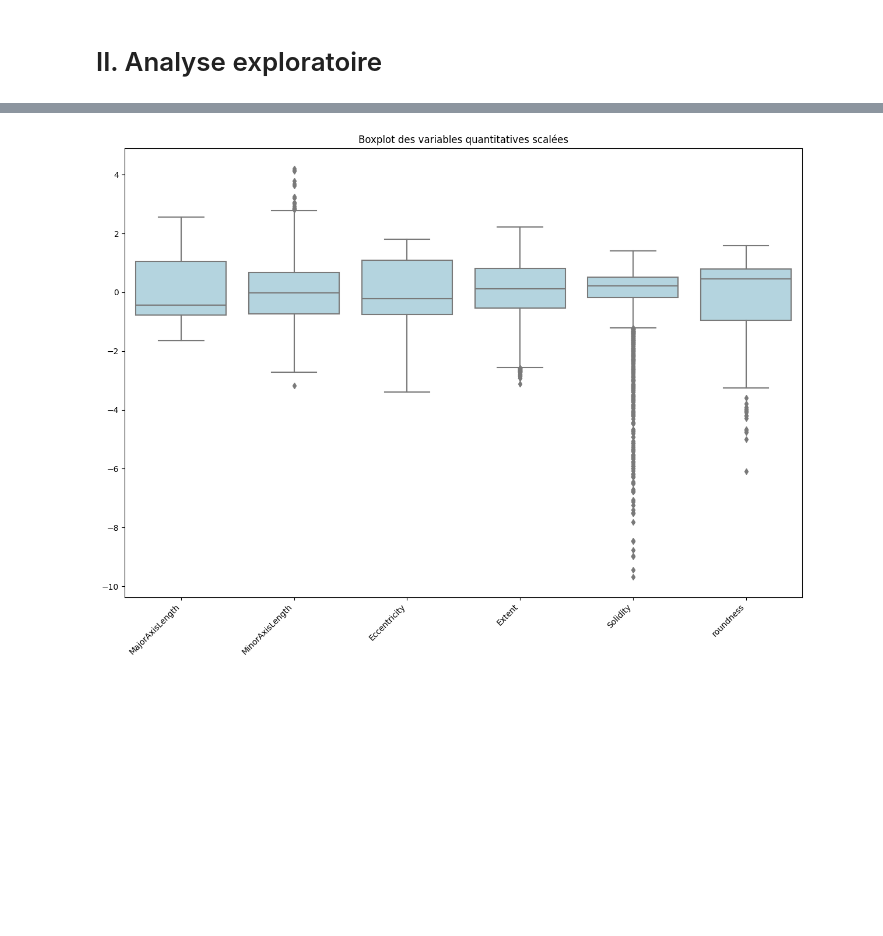
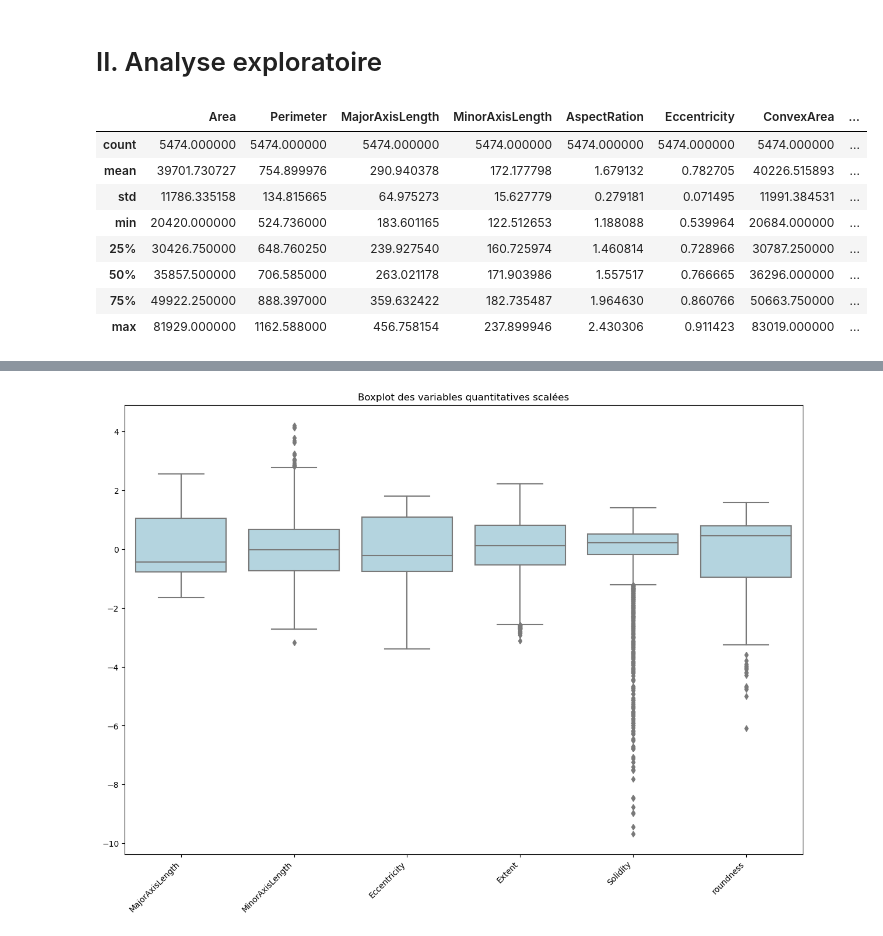
Before and after one commit to mariekrh/SVM, a Jupyter notebook: Projet/Dry_bean.ipynb, the cells around one changed output, grey strips where cells are left out. Cells and saved outputs as stored; diff of their text form; code cells hidden in the pictures; blank space fills up the shorter version.

```diff
--- a/Projet/Dry_bean.ipynb
+++ b/Projet/Dry_bean.ipynb
@@ -291,3 +404,15 @@ df
 5474 rows × 13 columns
 # %% [markdown]
 # II. Analyse exploratoire
+# %%
+df.describe()
+# %% [output]
+|  | Area | Perimeter | MajorAxisLength | MinorAxisLength | AspectRation | Eccentricity | ConvexArea | ... |
+| count | 5474.000000 | 5474.000000 | 5474.000000 | 5474.000000 | 5474.000000 | 5474.000000 | 5474.000000 | ... |
+| mean | 39701.730727 | 754.899976 | 290.940378 | 172.177798 | 1.679132 | 0.782705 | 40226.515893 | ... |
+| std | 11786.335158 | 134.815665 | 64.975273 | 15.627779 | 0.279181 | 0.071495 | 11991.384531 | ... |
+| min | 20420.000000 | 524.736000 | 183.601165 | 122.512653 | 1.188088 | 0.539964 | 20684.000000 | ... |
+| 25% | 30426.750000 | 648.760250 | 239.927540 | 160.725974 | 1.460814 | 0.728966 | 30787.250000 | ... |
+| 50% | 35857.500000 | 706.585000 | 263.021178 | 171.903986 | 1.557517 | 0.766665 | 36296.000000 | ... |
+| 75% | 49922.250000 | 888.397000 | 359.632422 | 182.735487 | 1.964630 | 0.860766 | 50663.750000 | ... |
+| max | 81929.000000 | 1162.588000 | 456.758154 | 237.899946 | 2.430306 | 0.911423 | 83019.000000 | ... |
```
Also changed, not shown: parts of 41 cells of this notebook.
